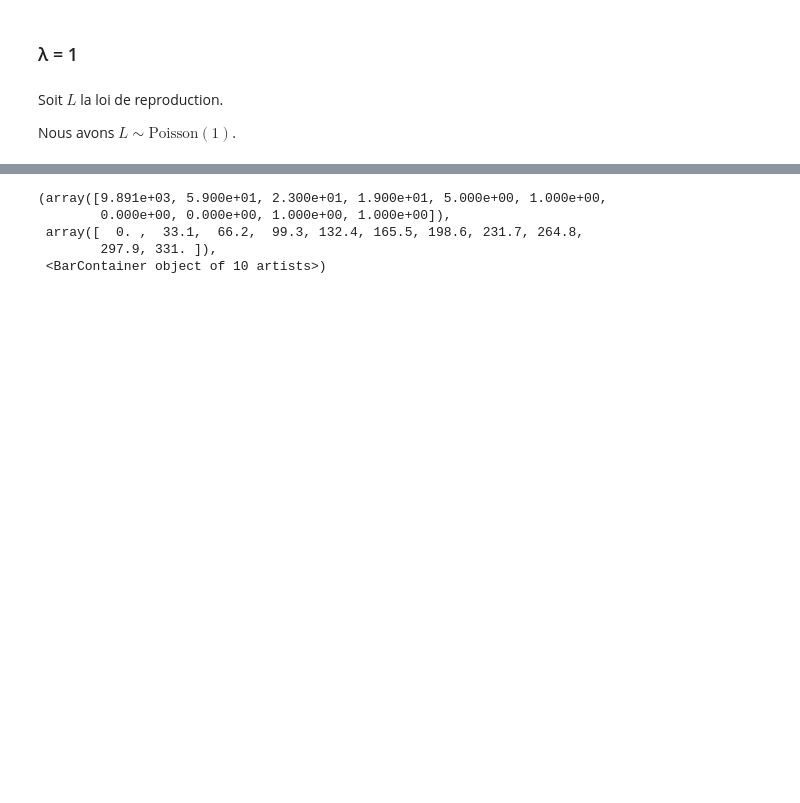
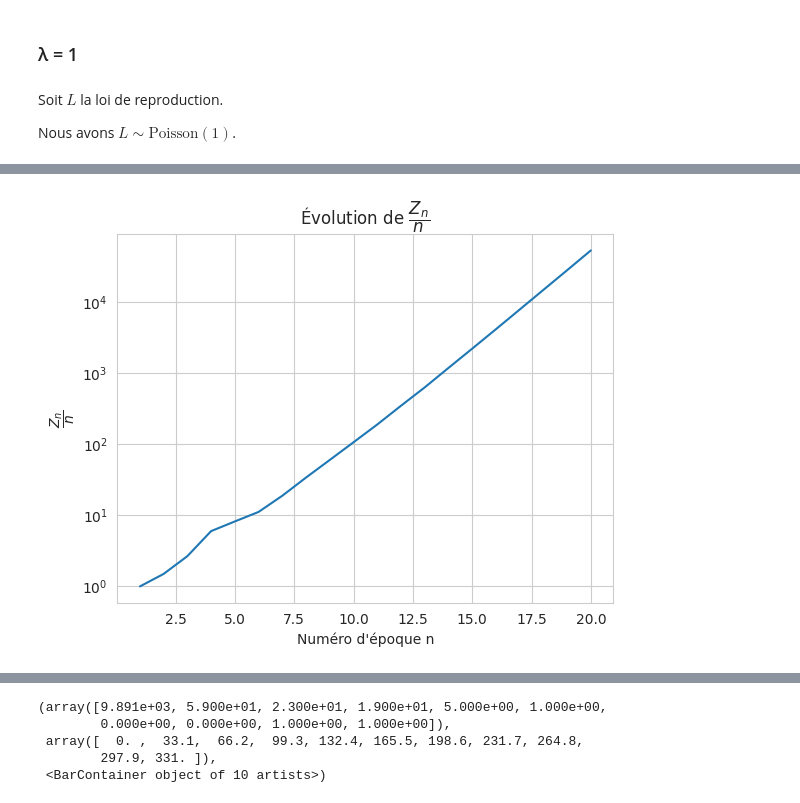
Before and after one commit to Ab2nour/epidemic-simulation, a Jupyter notebook: src/notebooks/galton-watson.ipynb, the cells around one changed output, grey strips where cells are left out. Cells and saved outputs as stored; diff of their text form; code cells hidden in the pictures; blank space fills up the shorter version.

```diff
--- a/src/notebooks/galton-watson.ipynb
+++ b/src/notebooks/galton-watson.ipynb
@@ -38,0 +78,4 @@ gp1.plot_zn_sur_n(True)
+# %%
+gp2.plot_zn_sur_n(logscale=True)
+# %% [output]
+[figure, added]
```
Also changed, not shown: parts of 32 cells of this notebook.
